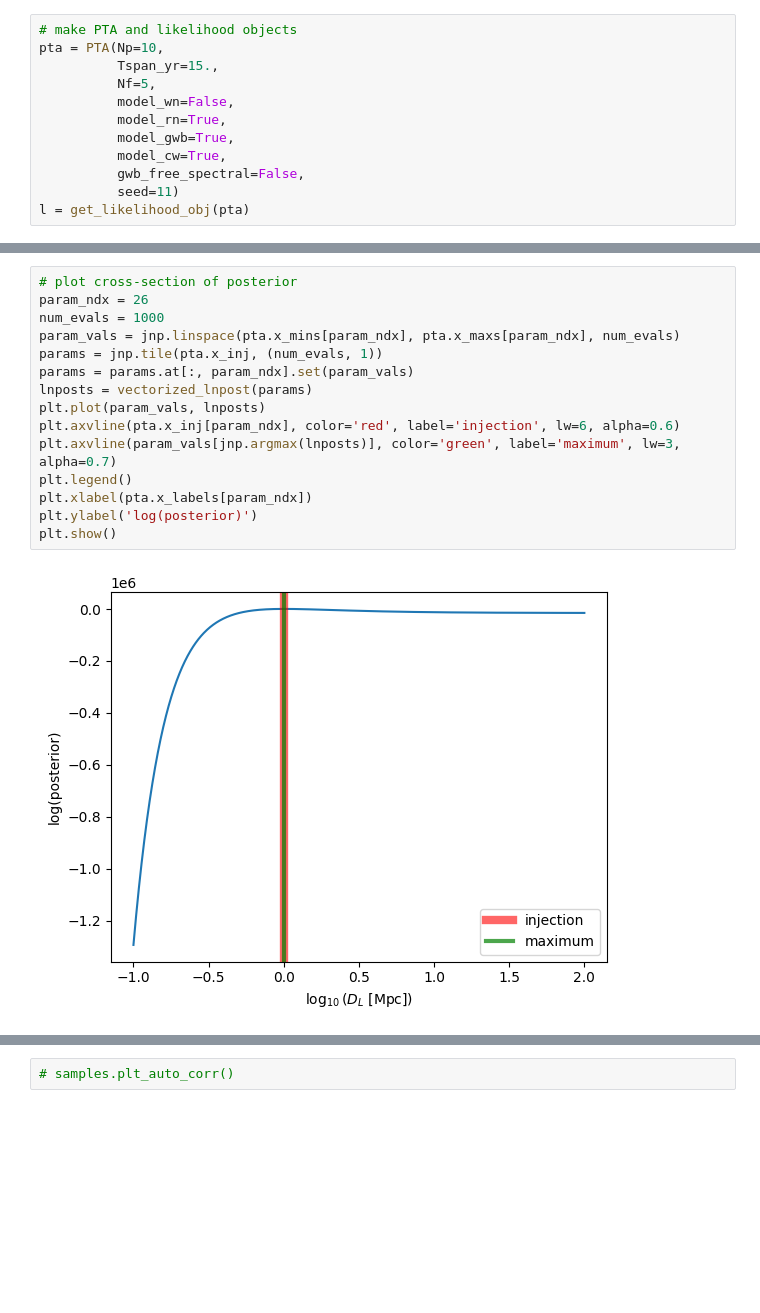
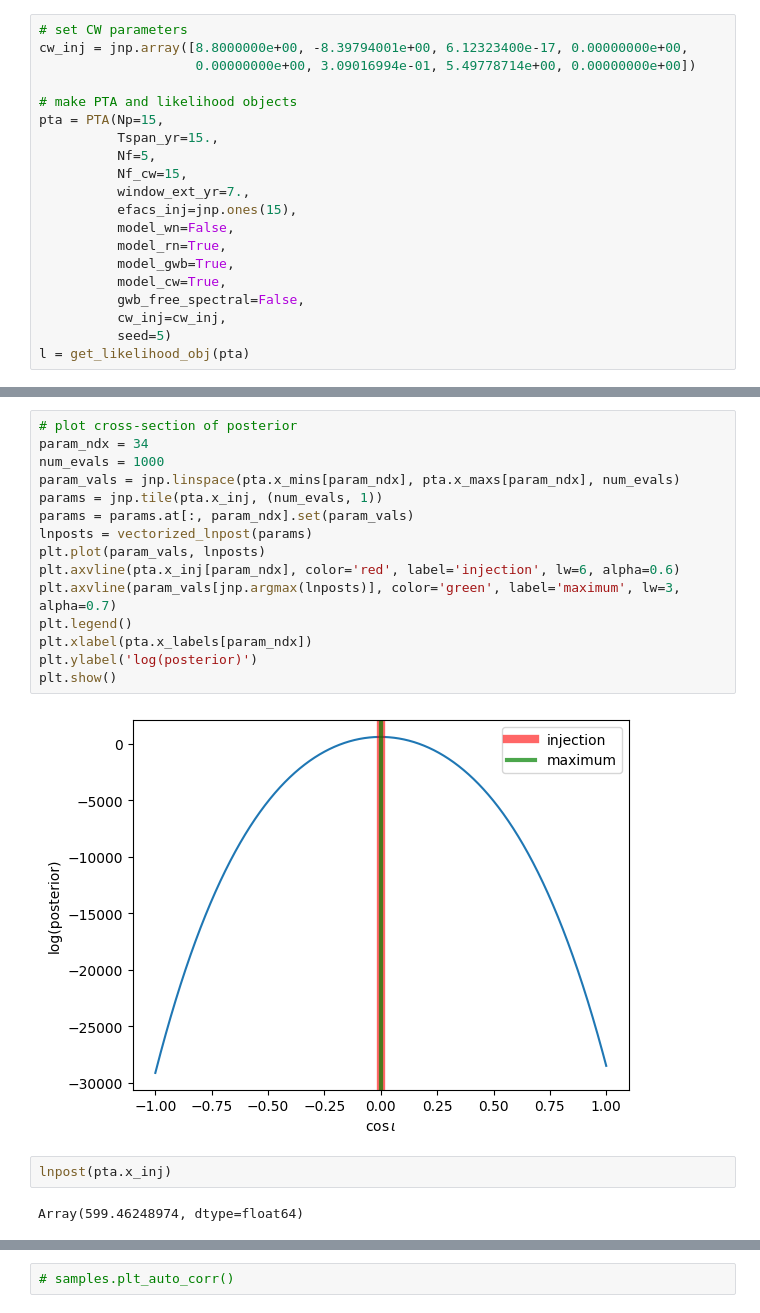
Before and after one commit to aiden-g12321/PTA_joint, a Jupyter notebook: hmc.ipynb, the cells around one changed output, grey strips where cells are left out. Cells and saved outputs as stored; diff of their text form; blank space fills up the shorter version.

```diff
--- a/hmc.ipynb
+++ b/hmc.ipynb
@@ -23,14 +30,22 @@ config.update('jax_enable_x64', True)
 # %%
+# set CW parameters
+cw_inj = jnp.array([8.8000000e+00, -8.39794001e+00, 6.12323400e-17, 0.00000000e+00,
+                    0.00000000e+00, 3.09016994e-01, 5.49778714e+00, 0.00000000e+00])
+
 # make PTA and likelihood objects
-pta = PTA(Np=10,
+pta = PTA(Np=15,
           Tspan_yr=15.,
           Nf=5,
+          Nf_cw=15,
+          window_ext_yr=7.,
+          efacs_inj=jnp.ones(15),
           model_wn=False,
           model_rn=True,
           model_gwb=True,
           model_cw=True,
           gwb_free_spectral=False,
-          seed=11)
+          cw_inj=cw_inj,
+          seed=5)
 l = get_likelihood_obj(pta)
 # %%
 # plot data and injected signals
@@ -81,18 +114,22 @@ def lnpost(x):
 vectorized_lnpost = jit(vmap(lnpost))
 # %%
 # plot cross-section of posterior
-param_ndx = 26
+param_ndx = 34
 num_evals = 1000
 param_vals = jnp.linspace(pta.x_mins[param_ndx], pta.x_maxs[param_ndx], num_evals)
 params = jnp.tile(pta.x_inj, (num_evals, 1))
 params = params.at[:, param_ndx].set(param_vals)
 lnposts = vectorized_lnpost(params)
 plt.plot(param_vals, lnposts)
 plt.axvline(pta.x_inj[param_ndx], color='red', label='injection', lw=6, alpha=0.6)
 plt.axvline(param_vals[jnp.argmax(lnposts)], color='green', label='maximum', lw=3, alpha=0.7)
 plt.legend()
 plt.xlabel(pta.x_labels[param_ndx])
 plt.ylabel('log(posterior)')
 plt.show()
 # %% [output]
-[figure, old version]
+[figure, new version]
+# %%
+lnpost(pta.x_inj)
+# %% [output]
+Array(599.46248974, dtype=float64)
```
Also changed, not shown: parts of 18 cells of this notebook, 14 other files.
